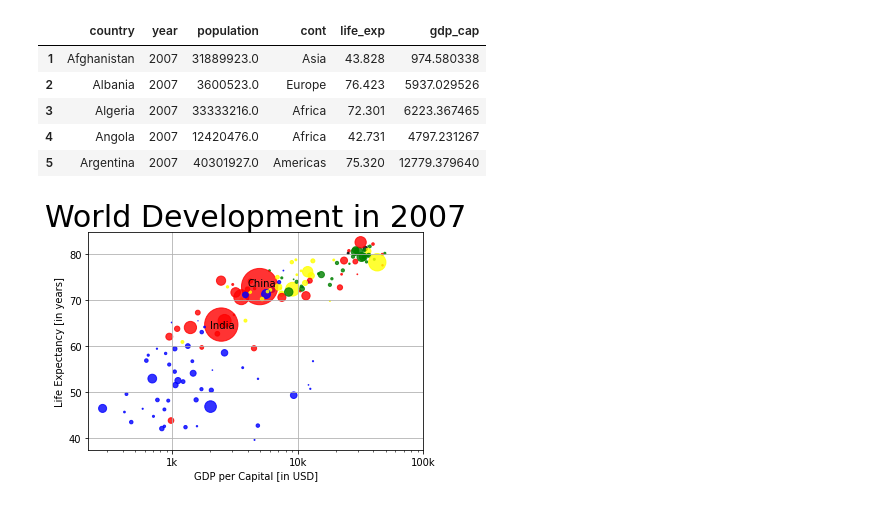
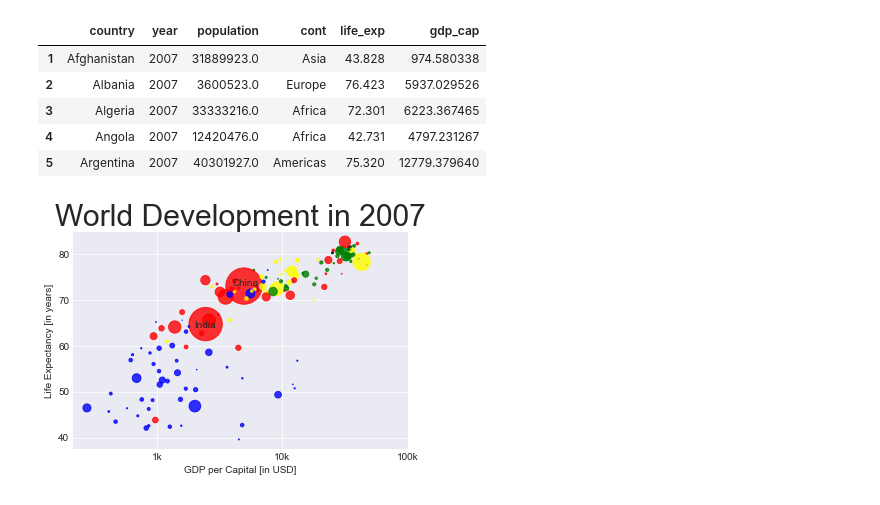
Before and after one commit to Ifeanyi30/analysis, a Jupyter notebook: world_dev.ipynb, the cells around one changed output. Drawn from its saved outputs; the diff is of its cells as text; code cells hidden in the pictures.

Commit message:
changed the plot style to seaborn-darkgrid

```diff
--- a/world_dev.ipynb
+++ b/world_dev.ipynb
@@ -48,18 +48,19 @@ for cont in continent_list:
 # %%
 # Plot the scatter plot of gdp against the life expectancy
 # set the marker size s to np_pop
 # set the colors of the plot, c, based on the continent to col
+plt.style.use('seaborn-darkgrid')
 plt.scatter(gdp_cap, life_exp, s= np_pop, c=col, alpha=0.8)
 plt.xlabel(x_lab)
 plt.ylabel(y_lab)
 plt.xscale('log')
 plt.xticks([1000, 10000, 100000],['1k', '10k', '100k'])
 
 plt.text(2000, 64, "India")
 plt.text(4000, 73, "China")
 plt.grid(True)
 
 plt.title(title, fontsize= 30)
 plt.show()
 # %% [output]
-[figure, old version]
+[figure, new version]
```
